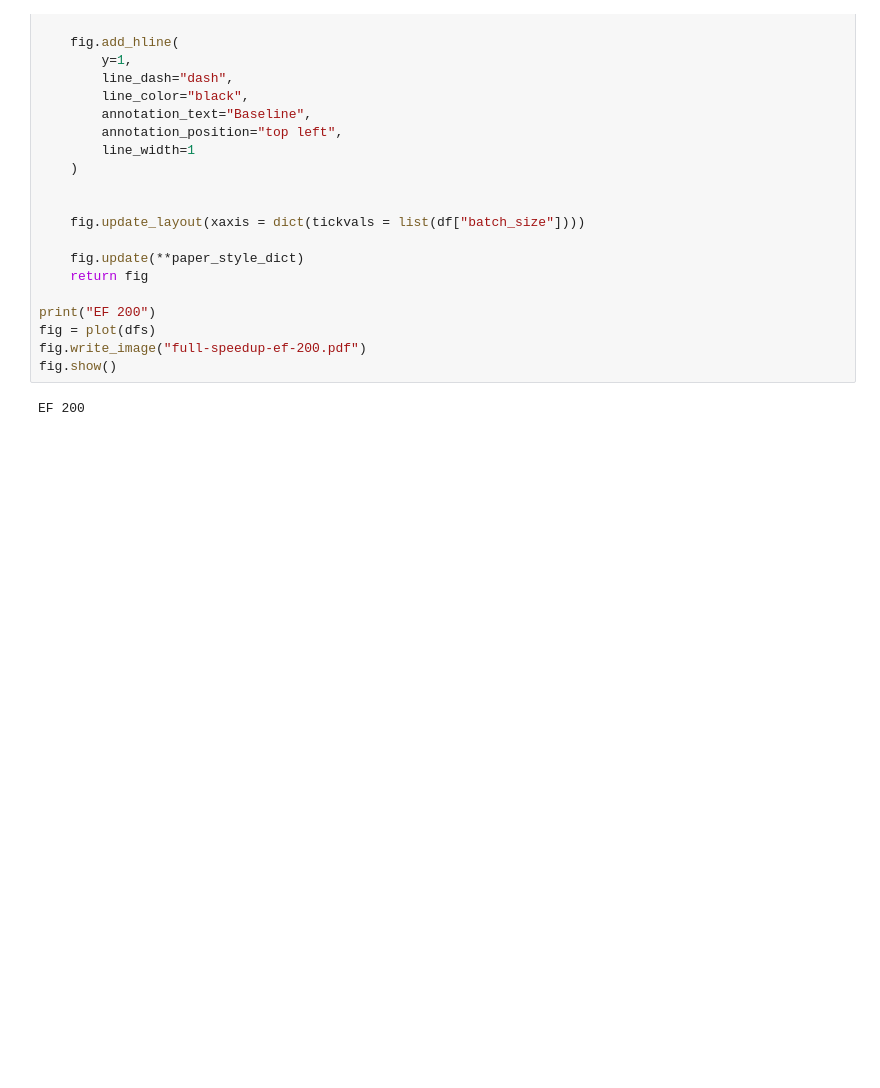
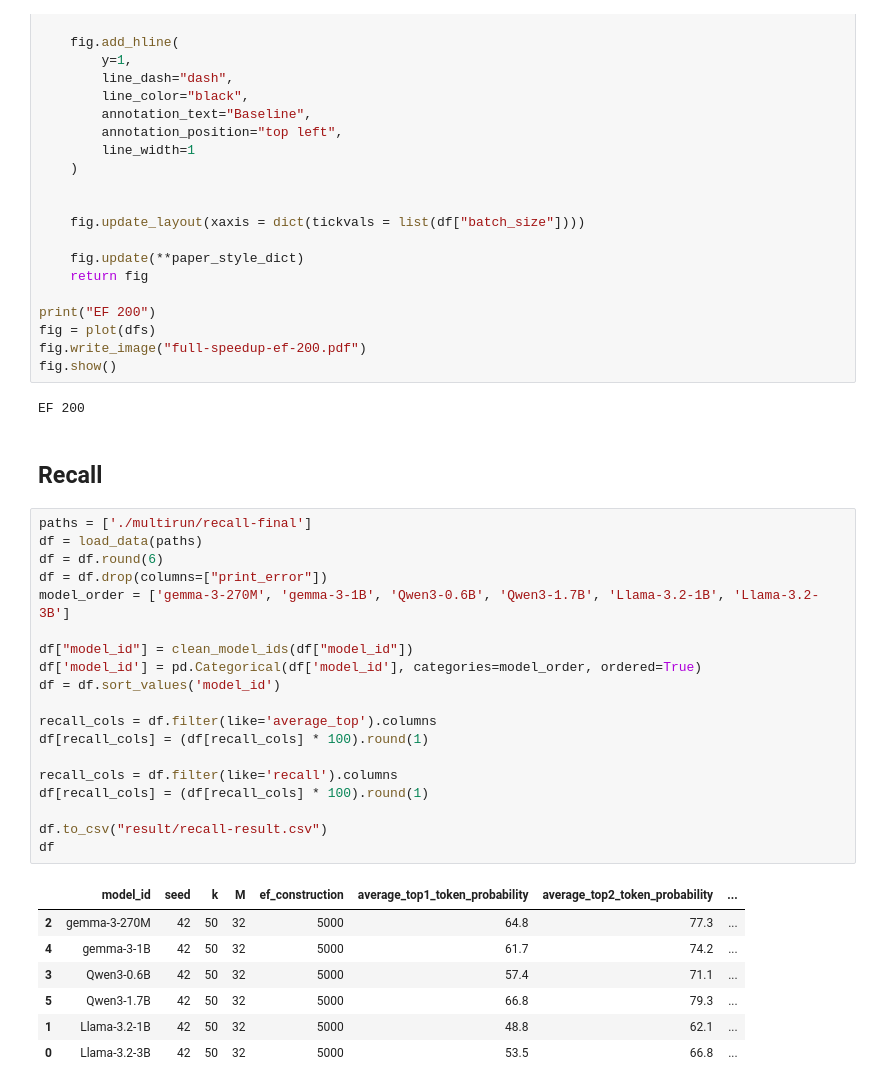
Before and after one commit to martinloretzzz/vector-index-embedding, a Jupyter notebook: benchmark/analyze.ipynb, the cells around one changed output. Cells and saved outputs as stored; diff of their text form; blank space fills up the shorter version.

Commit message:
Add recall benchmark

```diff
--- a/benchmark/analyze.ipynb
+++ b/benchmark/analyze.ipynb
@@ -195,3 +195,32 @@ fig.write_image("full-speedup-ef-200.pdf")
 fig.show()
 # %% [output]
 EF 200
+# %% [markdown]
+## Recall
+# %%
+paths = ['./multirun/recall-final']
+df = load_data(paths)
+df = df.round(6)
+df = df.drop(columns=["print_error"])
+model_order = ['gemma-3-270M', 'gemma-3-1B', 'Qwen3-0.6B', 'Qwen3-1.7B', 'Llama-3.2-1B', 'Llama-3.2-3B']
+
+df["model_id"] = clean_model_ids(df["model_id"])
+df['model_id'] = pd.Categorical(df['model_id'], categories=model_order, ordered=True)
+df = df.sort_values('model_id')
+
+recall_cols = df.filter(like='average_top').columns
+df[recall_cols] = (df[recall_cols] * 100).round(1)
+
+recall_cols = df.filter(like='recall').columns
+df[recall_cols] = (df[recall_cols] * 100).round(1)
+
+df.to_csv("result/recall-result.csv")
+df
+# %% [output]
+|  | model_id | seed | k | M | ef_construction | average_top1_token_probability | average_top2_token_probability | ... |
+| 2 | gemma-3-270M | 42 | 50 | 32 | 5000 | 64.8 | 77.3 | ... |
+| 4 | gemma-3-1B | 42 | 50 | 32 | 5000 | 61.7 | 74.2 | ... |
+| 3 | Qwen3-0.6B | 42 | 50 | 32 | 5000 | 57.4 | 71.1 | ... |
+| 5 | Qwen3-1.7B | 42 | 50 | 32 | 5000 | 66.8 | 79.3 | ... |
+| 1 | Llama-3.2-1B | 42 | 50 | 32 | 5000 | 48.8 | 62.1 | ... |
+| 0 | Llama-3.2-3B | 42 | 50 | 32 | 5000 | 53.5 | 66.8 | ... |
```
Also changed, not shown: parts of 4 cells of this notebook, 7 other files.
